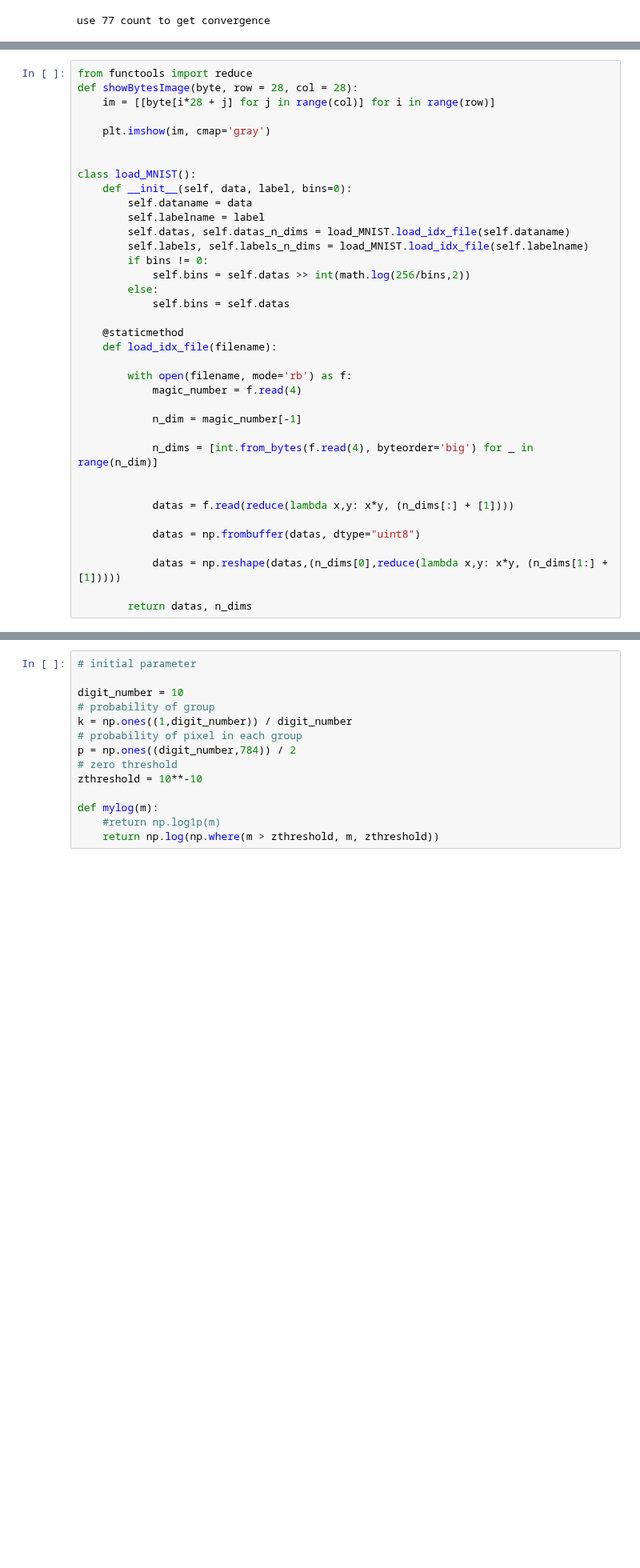
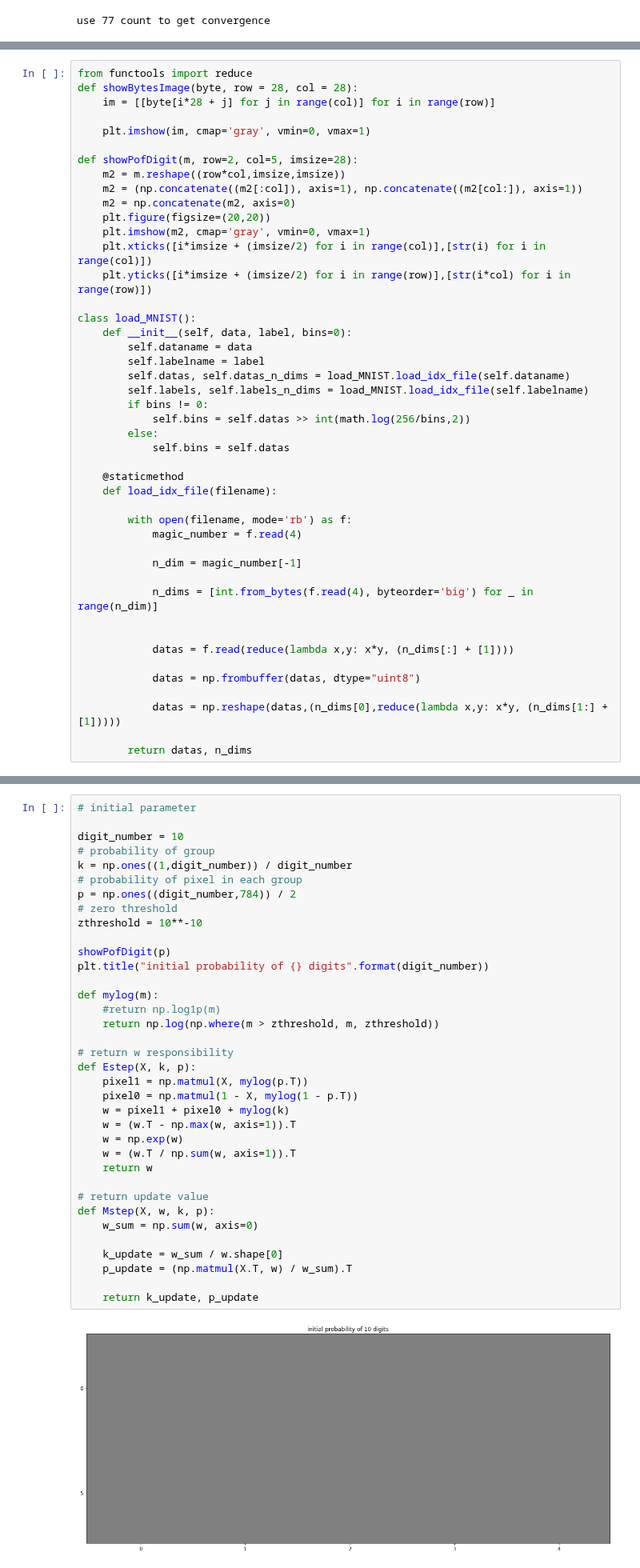
Before and after one commit to csielee/2018ML, a Jupyter notebook: HW4/HW4.ipynb, the cells around one changed output, grey strips where cells are left out. Shown at 80% size. Cells and saved outputs as stored; diff of their text form; blank space fills up the shorter version.

Commit message:
Show probability of each pixel by image
Refactor E,M step to be function

```diff
--- a/HW4/HW4.ipynb
+++ b/HW4/HW4.ipynb
@@ -227,8 +227,16 @@ from functools import reduce
 def showBytesImage(byte, row = 28, col = 28):
     im = [[byte[i*28 + j] for j in range(col)] for i in range(row)]
 
-    plt.imshow(im, cmap='gray')
+    plt.imshow(im, cmap='gray', vmin=0, vmax=1)
 
+def showPofDigit(m, row=2, col=5, imsize=28):
+    m2 = m.reshape((row*col,imsize,imsize))
+    m2 = (np.concatenate((m2[:col]), axis=1), np.concatenate((m2[col:]), axis=1))
+    m2 = np.concatenate(m2, axis=0)
+    plt.figure(figsize=(20,20))
+    plt.imshow(m2, cmap='gray', vmin=0, vmax=1)
+    plt.xticks([i*imsize + (imsize/2) for i in range(col)],[str(i) for i in range(col)])
+    plt.yticks([i*imsize + (imsize/2) for i in range(row)],[str(i*col) for i in range(row)])
 
 class load_MNIST():
     def __init__(self, data, label, bins=0):
@@ -266,14 +274,38 @@ train_dataset = load_MNIST('train-images.idx3-ubyte', 'train-labels.idx1-ubyte',
 # %%
 # initial parameter
 
 digit_number = 10
 # probability of group
 k = np.ones((1,digit_number)) / digit_number
 # probability of pixel in each group
 p = np.ones((digit_number,784)) / 2
 # zero threshold
 zthreshold = 10**-10
 
+showPofDigit(p)
+plt.title("initial probability of {} digits".format(digit_number))
+
 def mylog(m):
     #return np.log1p(m)
     return np.log(np.where(m > zthreshold, m, zthreshold))
+
+# return w responsibility
+def Estep(X, k, p):
+    pixel1 = np.matmul(X, mylog(p.T))
+    pixel0 = np.matmul(1 - X, mylog(1 - p.T))
+    w = pixel1 + pixel0 + mylog(k)
+    w = (w.T - np.max(w, axis=1)).T
+    w = np.exp(w)
+    w = (w.T / np.sum(w, axis=1)).T
+    return w
+
+# return update value
+def Mstep(X, w, k, p):
+    w_sum = np.sum(w, axis=0)
+
+    k_update = w_sum / w.shape[0]
+    p_update = (np.matmul(X.T, w) / w_sum).T
+
+    return k_update, p_update
+# %% [output]
+[figure, added]
```
Also changed, not shown: parts of 3 cells of this notebook.
